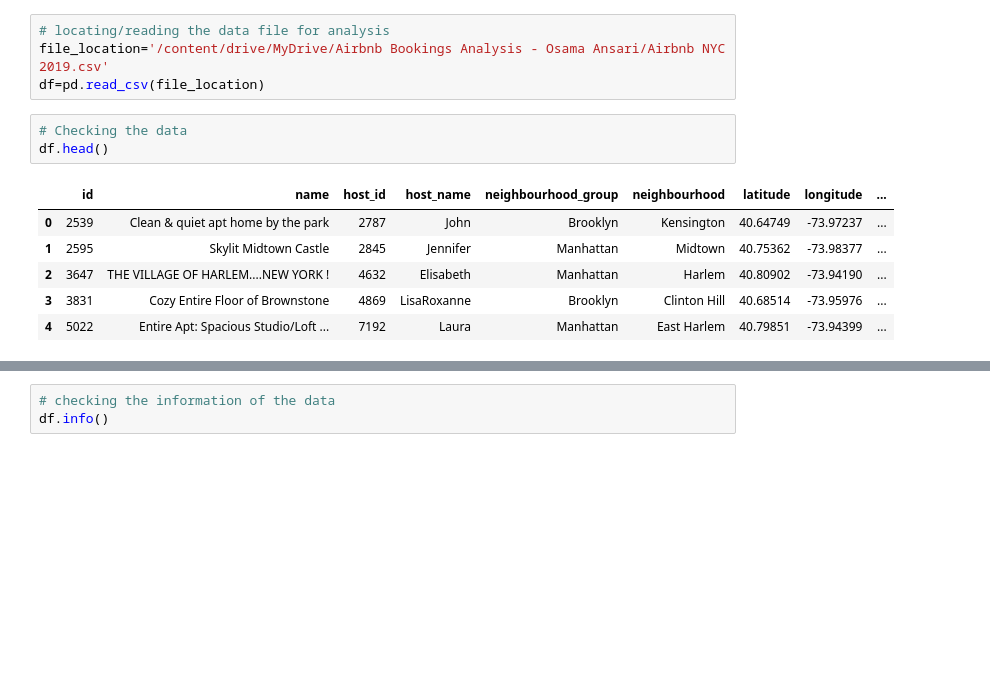
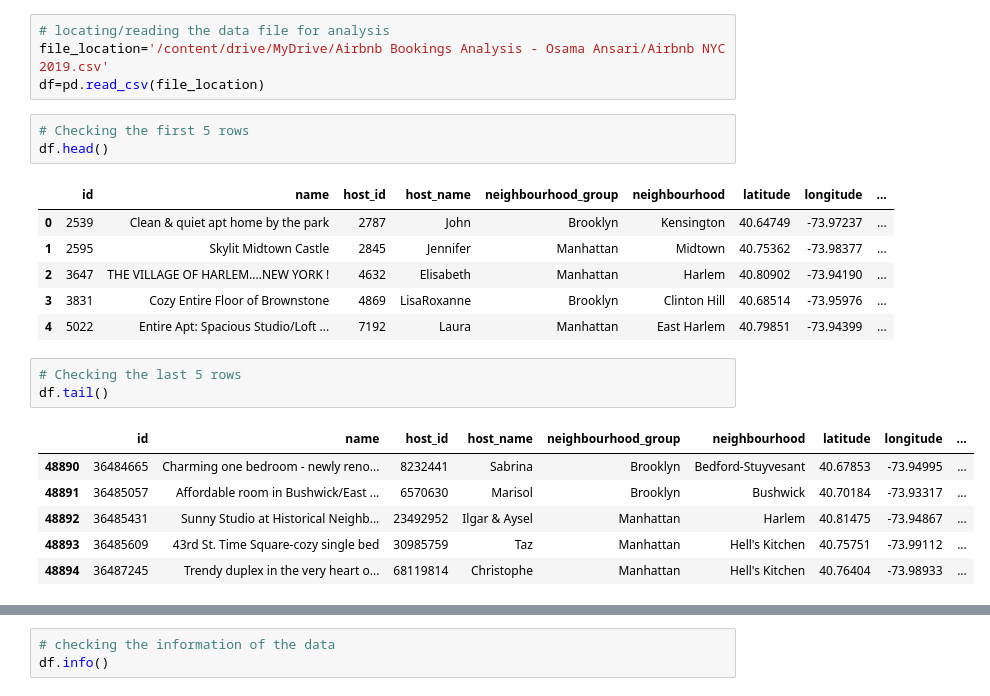
Before and after one commit to osama-ansari140/Airbnb_NYC_Data_Analysis, a Jupyter notebook: Osama_Ansari_Airbnb_Bookings_Analysis_Capstone_Project.ipynb, the cells around one changed output, grey strips where cells are left out. Saved outputs shown, nothing was run; the diff lists cells and outputs as text; blank space fills up the shorter version.

```diff
--- a/Osama_Ansari_Airbnb_Bookings_Analysis_Capstone_Project.ipynb
+++ b/Osama_Ansari_Airbnb_Bookings_Analysis_Capstone_Project.ipynb
@@ -35,7 +35,7 @@ Drive already mounted at /content/drive; to attempt to forcibly remount, call dr
 file_location='/content/drive/MyDrive/Airbnb Bookings Analysis - Osama Ansari/Airbnb NYC 2019.csv'
 df=pd.read_csv(file_location)
 # %%
-# Checking the data
+# Checking the first 5 rows
 df.head()
 # %% [output]
 |  | id | name | host_id | host_name | neighbourhood_group | neighbourhood | latitude | longitude | ... |
@@ -44,3 +44,13 @@ df.head()
 | 2 | 3647 | THE VILLAGE OF HARLEM....NEW YORK ! | 4632 | Elisabeth | Manhattan | Harlem | 40.80902 | -73.94190 | ... |
 | 3 | 3831 | Cozy Entire Floor of Brownstone | 4869 | LisaRoxanne | Brooklyn | Clinton Hill | 40.68514 | -73.95976 | ... |
 | 4 | 5022 | Entire Apt: Spacious Studio/Loft ... | 7192 | Laura | Manhattan | East Harlem | 40.79851 | -73.94399 | ... |
+# %%
+# Checking the last 5 rows
+df.tail()
+# %% [output]
+|  | id | name | host_id | host_name | neighbourhood_group | neighbourhood | latitude | longitude | ... |
+| 48890 | 36484665 | Charming one bedroom - newly reno... | 8232441 | Sabrina | Brooklyn | Bedford-Stuyvesant | 40.67853 | -73.94995 | ... |
+| 48891 | 36485057 | Affordable room in Bushwick/East ... | 6570630 | Marisol | Brooklyn | Bushwick | 40.70184 | -73.93317 | ... |
+| 48892 | 36485431 | Sunny Studio at Historical Neighb... | 23492952 | Ilgar & Aysel | Manhattan | Harlem | 40.81475 | -73.94867 | ... |
+| 48893 | 36485609 | 43rd St. Time Square-cozy single bed | 30985759 | Taz | Manhattan | Hell's Kitchen | 40.75751 | -73.99112 | ... |
+| 48894 | 36487245 | Trendy duplex in the very heart o... | 68119814 | Christophe | Manhattan | Hell's Kitchen | 40.76404 | -73.98933 | ... |
```
Also changed, not shown: parts of 3 cells of this notebook.
